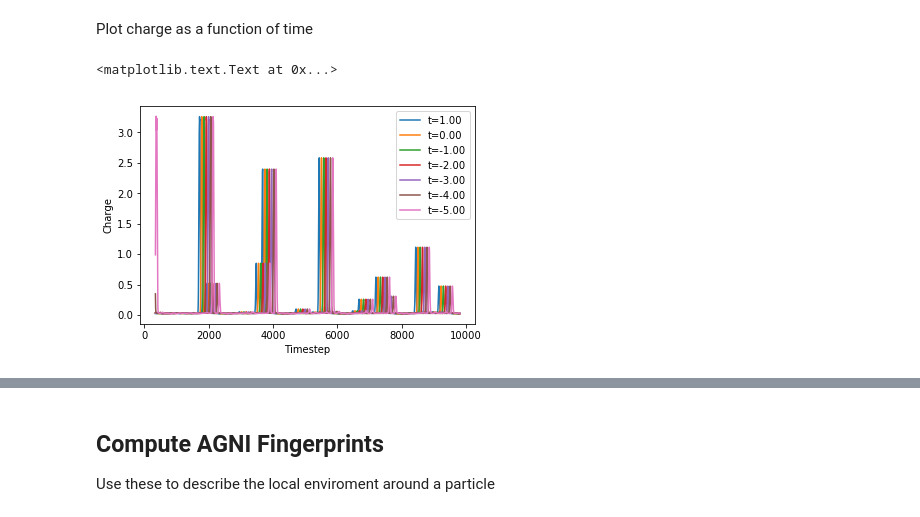
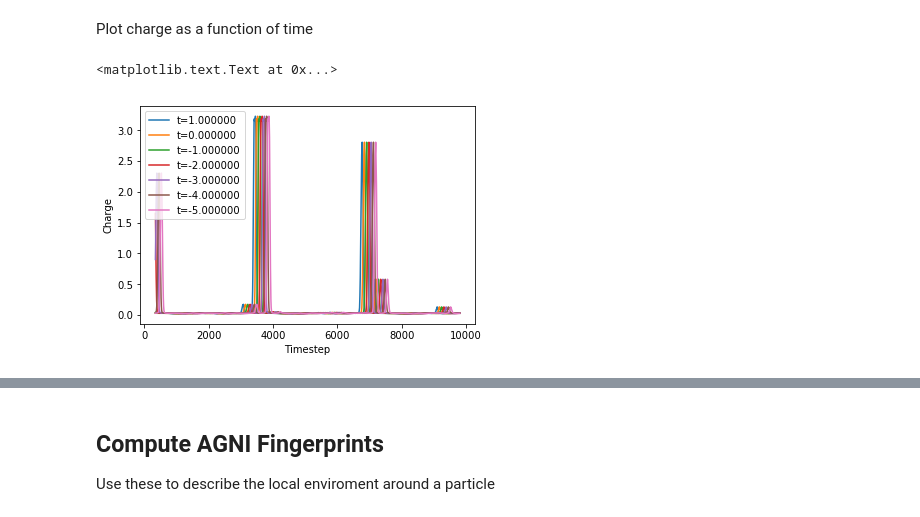
Before and after one commit to globus-labs/stopping-power-ml, a Jupyter notebook: generate-training-set.ipynb, the cells around one changed output, grey strips where cells are left out. Cells and saved outputs as stored; diff of their text form; code cells hidden in the pictures.

```diff
--- a/generate-training-set.ipynb
+++ b/generate-training-set.ipynb
@@ -33,20 +26,3 @@ def project_force(force, velocity):
-# %%
-def load_qbox_data(path):
-    """Load in QBox data, compute forces
-
-    :param path: str, path to output file
-    :return: DataFrame"""
-
-    qbox_data = qbox.read_out(path, slice(None))
-    return pd.DataFrame({
-        'atoms': qbox_data,
-        'frame_id': list(range(len(qbox_data))),
-        'force': [project_force(frame.get_forces()[-1], frame.get_velocities()[-1]) for frame in qbox_data],
-        'position': [frame.get_positions()[-1] for frame in qbox_data],
-        'velocity': [frame.get_velocities()[-1] for frame in qbox_data],
-        'energy': [frame.get_potential_energy() for frame in qbox_data],
-        'file_id': [int(path[:-4].split("_")[-1]),]*len(qbox_data)
-    })
 # %% [markdown]
 Read all the files
 # %%
@@ -144,3 +102,0 @@ Compute the inputs: charge density at different times
-# %%
-for t in tqdm(np.linspace(1, -5, 7)):
-    data['charge_t=%.2f'%t] = get_density(data['position'], data['velocity'], t)
@@ -150,17 +103,21 @@ y_col = 'force'
+# %%
+charge_features = LocalChargeDensity(charge, np.linspace(1, -5, 7))
+# %%
+data = charge_features.featurize_dataframe(data, 'atoms')
 # %% [markdown]
 Plot charge as a function of time
 # %%
 fig, ax = plt.subplots()
 
-for col in X_cols:
-    time = col.split("_")[1]
+for col in charge_features.feature_labels():
+    time = col.split(" ")[1]
     ax.plot(data['timestep'], data[col], label=time)
 
 ax.legend()
 
 ax.set_xlabel('Timestep')
 ax.set_ylabel('Charge')
 # %% [output]
 <matplotlib.text.Text at 0x...>
-[figure, old version]
+[figure, new version]
 # %% [markdown]
```
Also changed, not shown: parts of 34 cells of this notebook, 5 other files.
